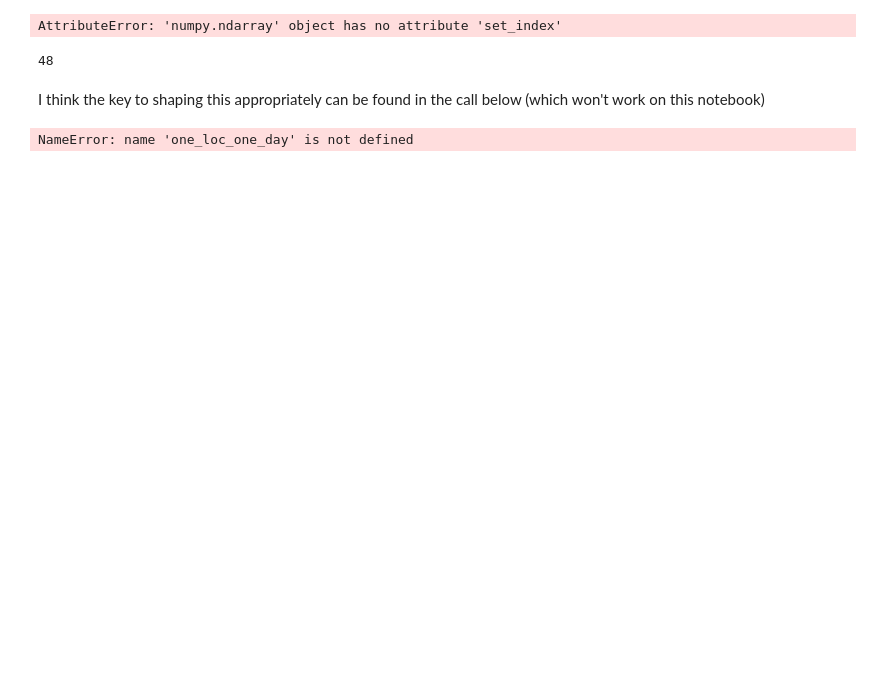
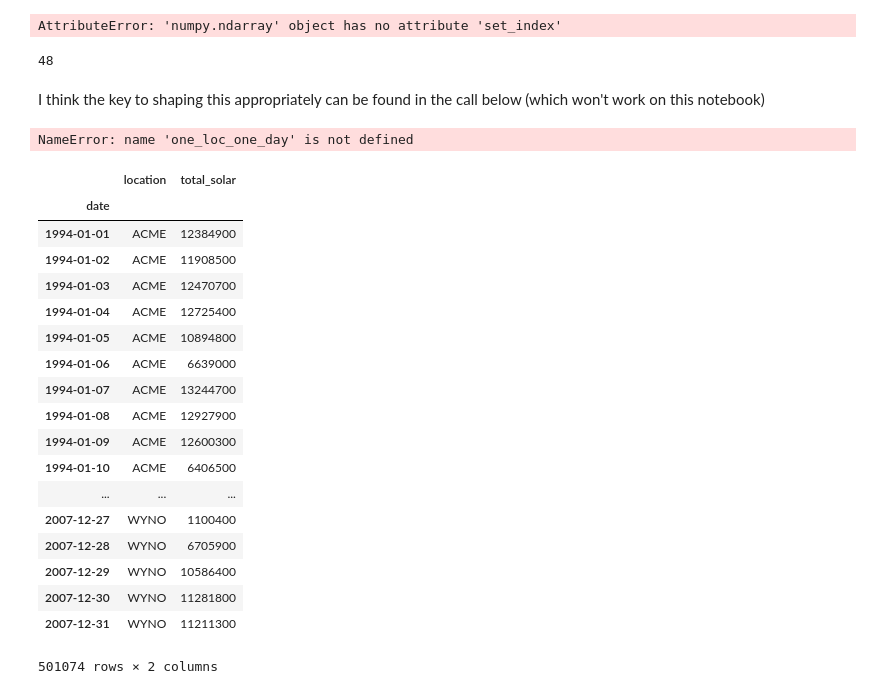
Before and after one commit to joelmpiper/solar_energy_prediction, a Jupyter notebook: notebooks/TestExtractionFunction.ipynb, the cells around one changed output. Drawn from its saved outputs; the diff is of its cells as text; code cells hidden in the pictures; blank space fills up the shorter version.

Commit message:
First implementation with station-specific surrounding grid

```diff
--- a/notebooks/TestExtractionFunction.ipynb
+++ b/notebooks/TestExtractionFunction.ipynb
@@ -430,0 +422,38 @@ NameError: name 'one_loc_one_day' is not defined
+# %%
+reload(solar.wrangle.subset)
+from solar.wrangle.subset import Subset
+train_file = 'solar/data/kaggle_solar/train.csv'
+loc_file = 'solar/data/kaggle_solar/station_info.csv'
+
+train_dates = ['2005-07-29','2005-08-29']
+#test_dates = ['2008-12-29', '2009-01-29']
+#var = ['dswrf_sfc', 'uswrf_sfc', 'spfh_2m', 'ulwrf_tatm']
+#var = ['dswrf_sfc']
+#models = [0]
+#times = [18]
+lats = range(35,38)
+longs = range(259,270)
+trainy, locy = Subset.create_ydata(train_file, loc_file, train_dates=train_dates, lats=lats,
+                    longs=longs)
+# %%
+trainy
+# %% [output]
+|  | location | total_solar |
+| date |  |  |
+| 1994-01-01 | ACME | 12384900 |
+| 1994-01-02 | ACME | 11908500 |
+| 1994-01-03 | ACME | 12470700 |
+| 1994-01-04 | ACME | 12725400 |
+| 1994-01-05 | ACME | 10894800 |
+| 1994-01-06 | ACME | 6639000 |
+| 1994-01-07 | ACME | 13244700 |
+| 1994-01-08 | ACME | 12927900 |
+| 1994-01-09 | ACME | 12600300 |
+| 1994-01-10 | ACME | 6406500 |
+| ... | ... | ... |
+| 2007-12-27 | WYNO | 1100400 |
+| 2007-12-28 | WYNO | 6705900 |
+| 2007-12-29 | WYNO | 10586400 |
+| 2007-12-30 | WYNO | 11281800 |
+| 2007-12-31 | WYNO | 11211300 |
+501074 rows × 2 columns
```
Also changed, not shown: parts of 18 cells of this notebook, 8 other files.
